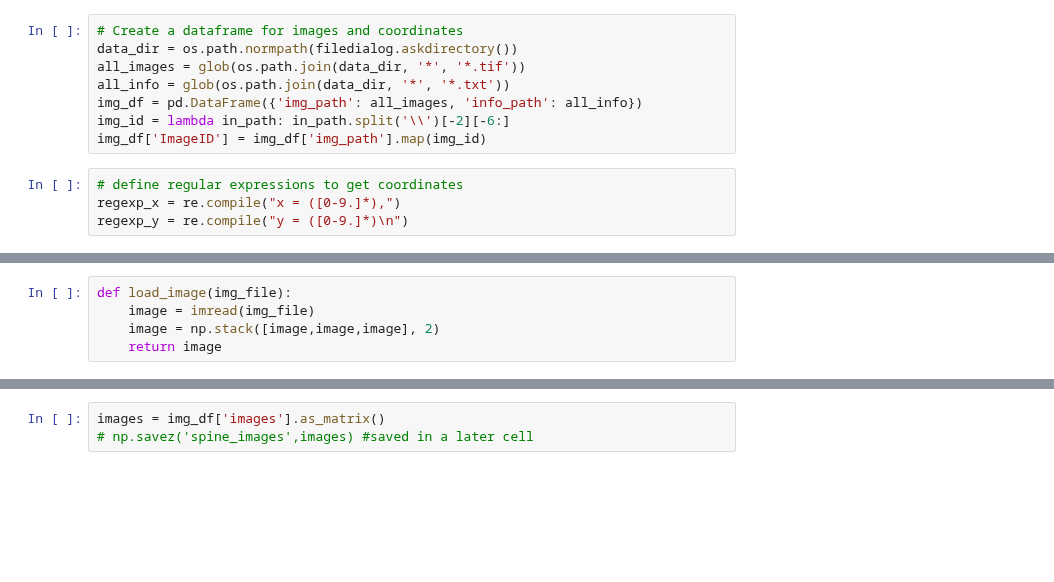
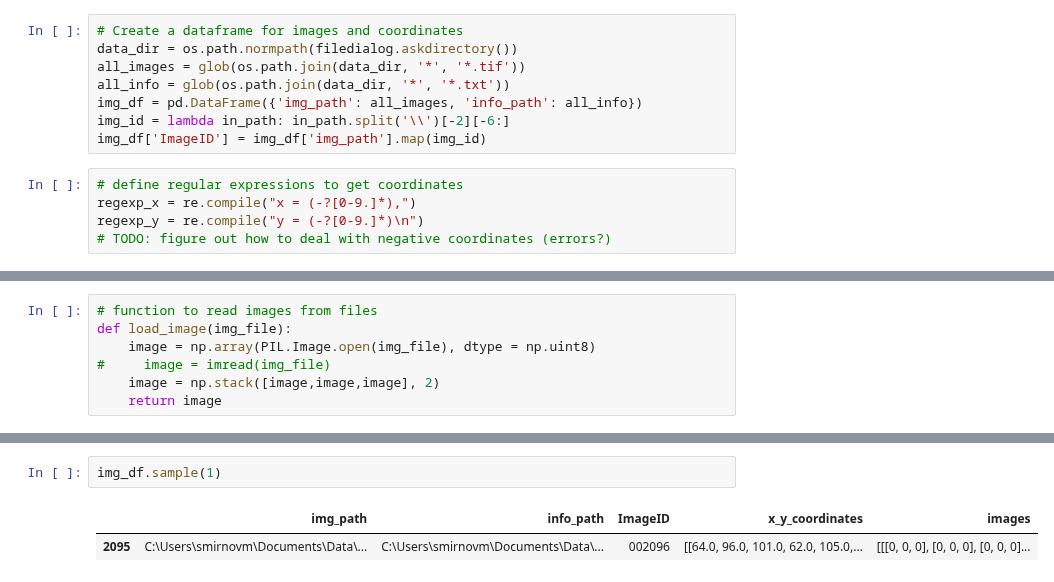
Before and after one commit to mikeusru/yolo_spines, a Jupyter notebook: spine_preprocessing/collect_spine_data.ipynb, the cells around one changed output, grey strips where cells are left out. Saved outputs shown, nothing was run; the diff lists cells and outputs as text; blank space fills up the shorter version.

```diff
--- a/spine_preprocessing/collect_spine_data.ipynb
+++ b/spine_preprocessing/collect_spine_data.ipynb
@@ -27,8 +37,9 @@ img_id = lambda in_path: in_path.split('\\')[-2][-6:]
 img_df['ImageID'] = img_df['img_path'].map(img_id)
 # %%
 # define regular expressions to get coordinates
-regexp_x = re.compile("x = ([0-9.]*),")
-regexp_y = re.compile("y = ([0-9.]*)\n")
+regexp_x = re.compile("x = (-?[0-9.]*),")
+regexp_y = re.compile("y = (-?[0-9.]*)\n")
+# TODO: figure out how to deal with negative coordinates (errors?)
 # %%
 # function to read coordinates from text file
 def read_and_parse_coordinates(info_file):
@@ -46,6 +57,8 @@ def read_and_parse_coordinates(info_file):
 # %%
+# function to read images from files
 def load_image(img_file):
-    image = imread(img_file)
+    image = np.array(PIL.Image.open(img_file), dtype = np.uint8)
+#     image = imread(img_file)
     image = np.stack([image,image,image], 2)
     return image
 # %%
@@ -76,6 +68,8 @@ print(img_df.sample(2))
-# %%
-images = img_df['images'].as_matrix()
-# np.savez('spine_images',images) #saved in a later cell
+# %%
+img_df.sample(1)
+# %% [output]
+|  | img_path | info_path | ImageID | x_y_coordinates | images |
+| 2095 | C:\Users\smirnovm\Documents\Data\... | C:\Users\smirnovm\Documents\Data\... | 002096 | [[64.0, 96.0, 101.0, 62.0, 105.0,... | [[[0, 0, 0], [0, 0, 0], [0, 0, 0]... |
 # %%
 #Show a few sample images
 n_img = 6
```
Also changed, not shown: parts of 30 cells of this notebook, 5 other files.
